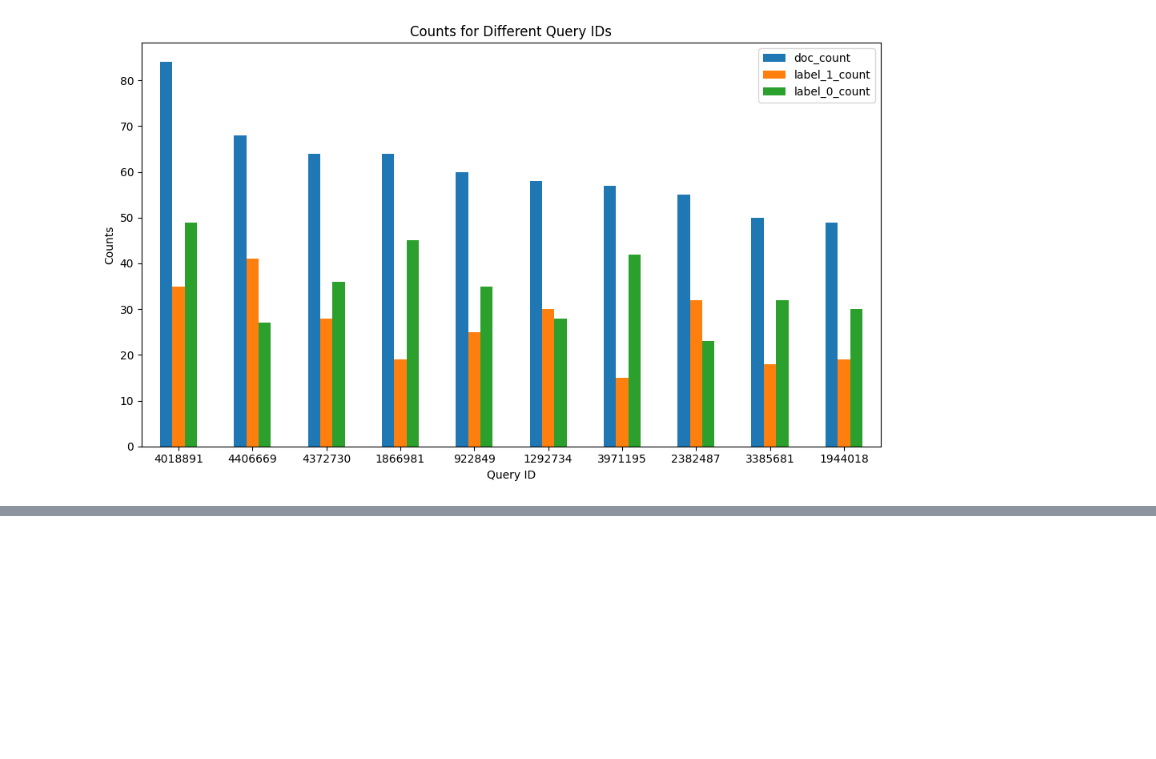
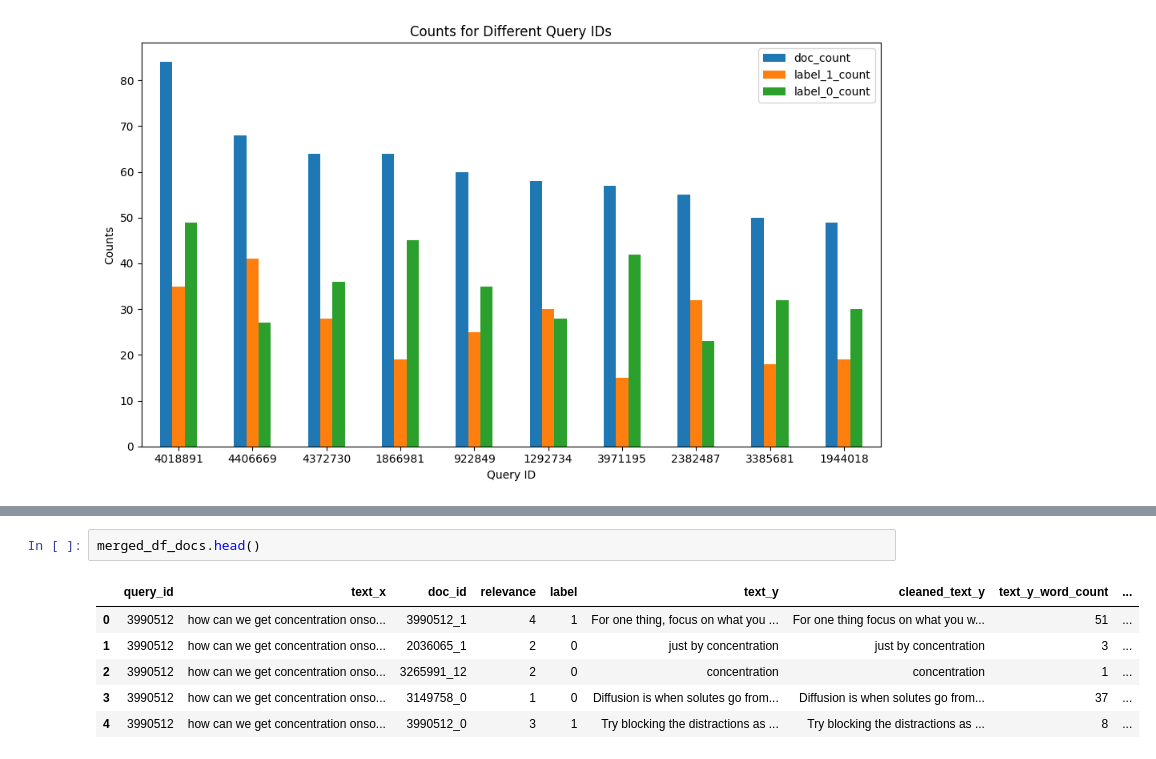
Before and after one commit to anedun2/Retrieval_and_Rerank, a Jupyter notebook: EDA.ipynb, the cells around one changed output, grey strips where cells are left out. Drawn from its saved outputs; the diff is of its cells as text; blank space fills up the shorter version.

```diff
--- a/EDA.ipynb
+++ b/EDA.ipynb
@@ -203,0 +299,9 @@ Name: doc_length, dtype: float64
+# %%
+merged_df_docs.head()
+# %% [output]
+|  | query_id | text_x | doc_id | relevance | label | text_y | cleaned_text_y | text_y_word_count | ... |
+| 0 | 3990512 | how can we get concentration onso... | 3990512_1 | 4 | 1 | For one thing, focus on what you ... | For one thing focus on what you w... | 51 | ... |
+| 1 | 3990512 | how can we get concentration onso... | 2036065_1 | 2 | 0 | just by concentration | just by concentration | 3 | ... |
+| 2 | 3990512 | how can we get concentration onso... | 3265991_12 | 2 | 0 | concentration | concentration | 1 | ... |
+| 3 | 3990512 | how can we get concentration onso... | 3149758_0 | 1 | 0 | Diffusion is when solutes go from... | Diffusion is when solutes go from... | 37 | ... |
+| 4 | 3990512 | how can we get concentration onso... | 3990512_0 | 3 | 1 | Try blocking the distractions as ... | Try blocking the distractions as ... | 8 | ... |
```
Also changed, not shown: parts of 10 cells of this notebook.
